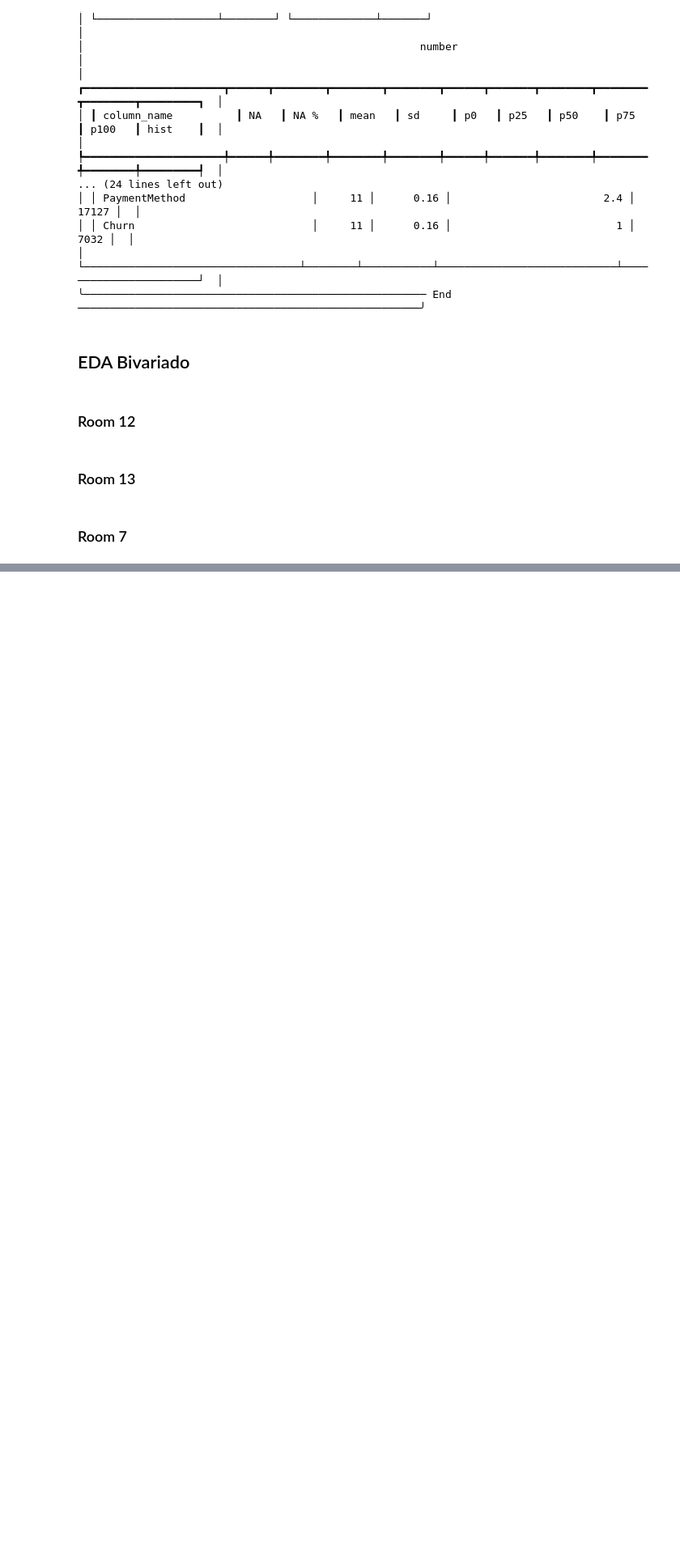
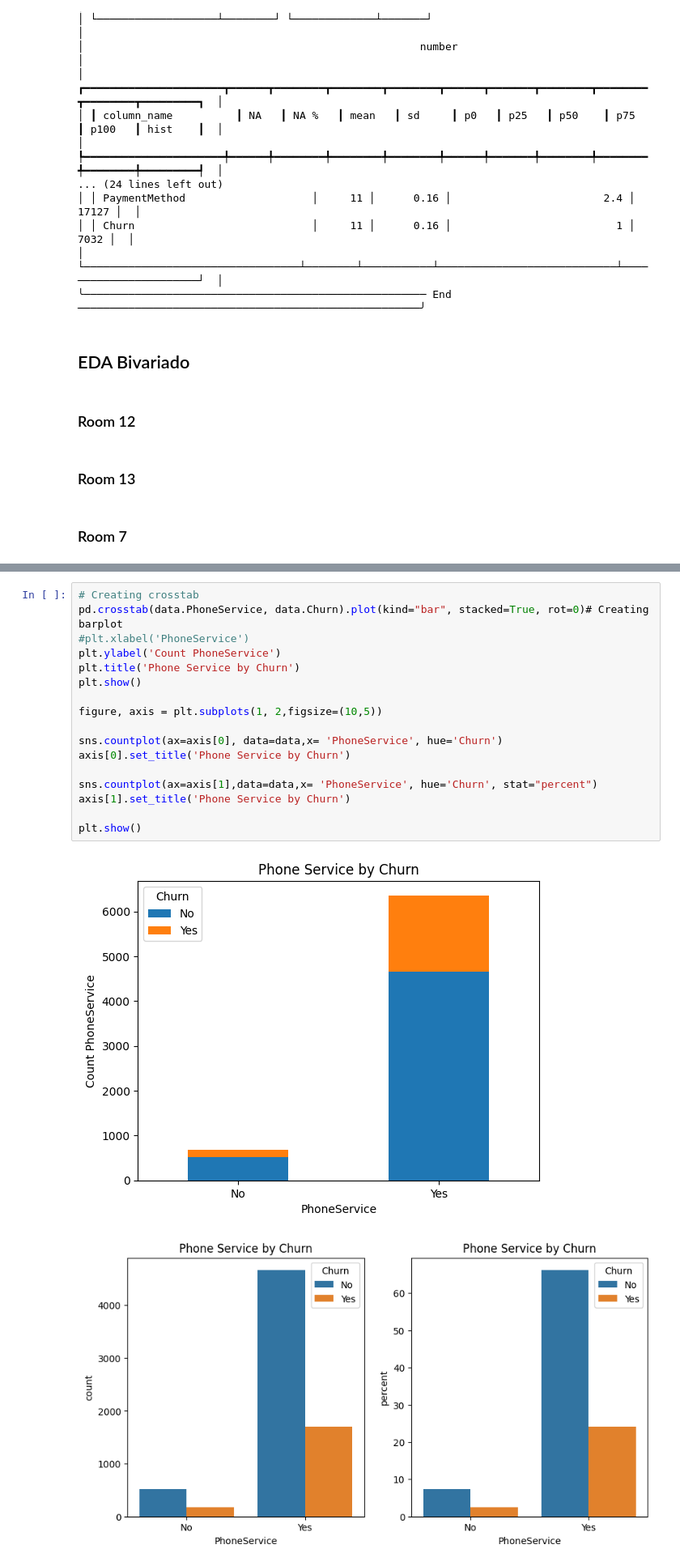
Before and after one commit to nestormontano/PrDS_2024__TelcoCustomerChurn, a Jupyter notebook: eda_py.ipynb, the cells around one changed output, grey strips where cells are left out. Shown at 81% size. Cells and saved outputs as stored; diff of their text form; blank space fills up the shorter version.

```diff
--- a/eda_py.ipynb
+++ b/eda_py.ipynb
@@ -151,0 +230,20 @@ skimpy.skim(data)
+# %%
+# Creating crosstab
+pd.crosstab(data.PhoneService, data.Churn).plot(kind="bar", stacked=True, rot=0)# Creating barplot
+#plt.xlabel('PhoneService')
+plt.ylabel('Count PhoneService')
+plt.title('Phone Service by Churn')
+plt.show()
+
+figure, axis = plt.subplots(1, 2,figsize=(10,5))
+
+sns.countplot(ax=axis[0], data=data,x= 'PhoneService', hue='Churn')
+axis[0].set_title('Phone Service by Churn')
+
+sns.countplot(ax=axis[1],data=data,x= 'PhoneService', hue='Churn', stat="percent")
+axis[1].set_title('Phone Service by Churn')
+
+plt.show()
+# %% [output]
+[figure, added]
+[figure, added]
```
Also changed, not shown: parts of 12 cells of this notebook.
